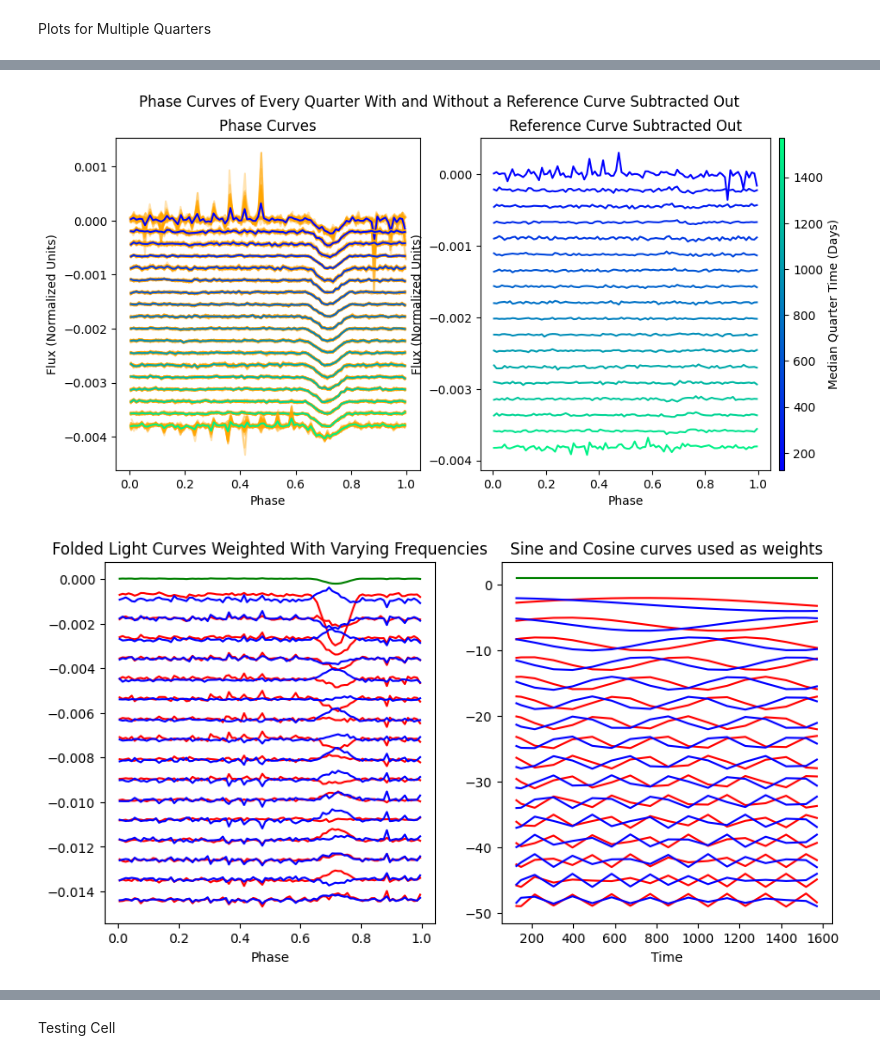
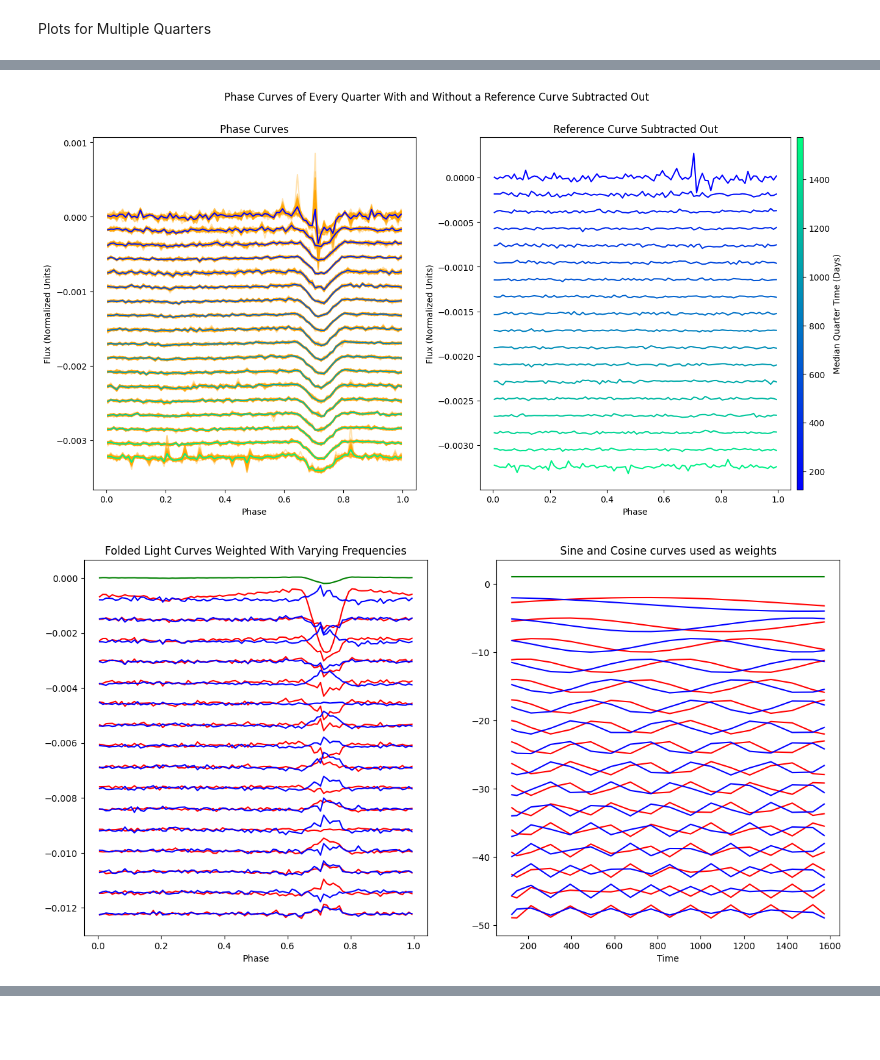
Before and after one commit to nsodickson/USP-Exoplanet-Analysis, a Jupyter notebook: Pipeline.ipynb, the cells around one changed output, grey strips where cells are left out. Cells and saved outputs as stored; diff of their text form; code cells hidden in the pictures; blank space fills up the shorter version.

```diff
--- a/Pipeline.ipynb
+++ b/Pipeline.ipynb
@@ -163,7 +165,7 @@ def filter(flux, filter_type, cutoff):
 
 def bls(time, flux, duration, period=None, target="period"):
     # Wrapper function for astropy box least squares
-    model = astropy.timeseries.BoxLeastSquares(time, flux)
+    model = BoxLeastSquares(time, flux)
     if period is None:
         period = model.autoperiod(duration=duration, frequency_factor=1)
     periodogram = model.power(period=period, duration=duration)
@@ -254,7 +265,8 @@ Obtaining Data Function Definitions
 # %%
 def openFitsLightCurve(fits_file, include_image=False):
     with astropy.io.fits.open(name=fits_file, mode="readonly") as hdu:
-        return dataFromHDU(hdu=hdu, include_image=include_image)
+        out = dataFromHDU(hdu=hdu, include_image=include_image)
+    return out
 
 
 def dataFromHDU(hdu, include_image=False, flux_column_name="SAP_FLUX"):
@@ -640,17 +662,19 @@ Target List:
 # Initialize Target Constants
 target = "Kepler-78 b"
 if target in sp_csv.index:
-    target_period_range = getPeriodRange(period=sp_csv.loc[target, "pl_orbper"])
+    prior_period = sp_csv.loc[target, "pl_orbper"]
+    target_period_range = getPeriodRange(period=prior_period)
     target_duration = sp_csv.loc[target, "pl_trandur"] / 24
     if np.isnan(target_duration):
         print("Target duration not found in provided CSV file")
-        target_duration = 1/24
+        target_duration = np.linspace(1/24, prior_period / 2, 100)  # The largest duration would be no greater than half the period
 else:
     print("Warning, target not found in provided CSV file")
+    prior_period = 1
     target_period_range = None
     target_duration = 1/24
 quarter = 2
-filter_cutoff = 1
+filter_cutoff = 1 / prior_period - 0.5  # Filter cutoff is the frequency in the literature minus a small buffer
 
 print("=" * 100)
 
@@ -746,13 +770,15 @@ Target List:
 # Initialize target constants
 target = "Kepler-78 b"
 if target in sp_csv.index:
-    target_period_range = getPeriodRange(sp_csv.loc[target, "pl_orbper"])
+    prior_period = sp_csv.loc[target, "pl_orbper"]
+    target_period_range = getPeriodRange(period=prior_period)
     target_duration = sp_csv.loc[target, "pl_trandur"] / 24
     if np.isnan(target_duration):
         print("Target duration not found in provided CSV file")
-        target_duration = 1/24
+        target_duration = np.linspace(1/24, prior_period / 2, 100)  # The largest duration would be no greater than half the period
 else:
     print("Warning, target not found in provided CSV file")
+    prior_period = 1
     target_period_range = None
     target_duration = 1/24
 
@@ -763,8 +789,7 @@ search_result = lk.search_lightcurve(target=target, mission="Kepler", exptime="l
 """
 path = "KeplerFitsData/Kepler/kplr008435766_lc_Q111111111111111111/008435766"
 exclude = ["desktop.ini"]
-header = "kplr008435766-"
-footer = "_llc.fits"
+header, footer = "kplr008435766-", "_llc.fits"
 search_result = os.listdir(path)
 for name in exclude:
     if name in search_result:
@@ -772,8 +797,9 @@ for name in exclude:
 search_result = sorted(search_result, key=lambda name: int(name[len(header):-len(footer)]))
 """
 
+
 lc = LC(np.empty(0), np.empty(0))
-filter_cutoff = 1
+filter_cutoff = 1 / prior_period - 0.5  # Filter cutoff is the frequency in the literature minus a small buffer
 
 period_list = np.zeros((len(search_result)), dtype=float)
 time_list = np.zeros((len(search_result)), dtype=float)
@@ -790,6 +816,7 @@ for idx, result in enumerate(search_result):
     # Obtain data from fits file
     """
     quarter_lc = openFitsLightCurve(fits_file=path + "/" + result)
+    print(path + "/" + result)
     """
 
     # Preprocess data by removing Nan values, and filtering out long term trends
@@ -798,7 +825,7 @@ for idx, result in enumerate(search_result):
     num_nans = fillNans(quarter_lc.flux)
     trend = filter(quarter_lc.flux, lowPassGaussian, filter_cutoff)
     quarter_lc.flux = quarter_lc.flux / trend - 1.0
-    quarter_lc.time, quarter_lc.flux, num_outliers = removeOutliers(quarter_lc.time, quarter_lc.flux, n_sigma=3)
+    quarter_lc.time, quarter_lc.flux, num_outliers = removeOutliers(quarter_lc.time, quarter_lc.flux, n_sigma=5)
     print(f"{num_nans} nan flux values were filled in, {num_outliers} outliers were removed")
     print(f"Number of data points: {len(quarter_lc.time)}, timeline: {quarter_lc.time[-1] - quarter_lc.time[0]} days, Median Time: {time_list[idx]}")
 
@@ -852,8 +879,8 @@ Plots for Multiple Quarters
 # Producing a variety of informative plots and interactive plots
 produceBLSPeriodogramPlots(time=lc.time, flux=lc.flux, duration=target_duration, period=target_period_range)
 produceFoldPlots(time=lc.time, flux=lc.flux, period=period, include_binned=True, bins=np.arange(0, 1.01, 0.01), aggregate_func=np.mean)
-produceTimeBinPlots(time=time_list, lc_list=lc_list, reference_lc=lc, period=period, spacing=spacing, include_boot=True, n_samples=50, bins=np.arange(0, 1.01, 0.01), aggregate_func=np.mean)
-produceFrequencyBinPlots(time=time_list, lc_list=lc_list, period=period, spacing=spacing * 4, frequencies=frequencies, bins=np.arange(0, 1.01, 0.01), aggregate_func=np.mean)
+produceTimeBinPlots(lc_list=lc_list, reference_lc=lc, period=period, spacing=spacing, include_boot=True, n_samples=50, time=time_list, bins=np.arange(0, 1.01, 0.01), aggregate_func=np.mean)
+produceFrequencyBinPlots(lc_list=lc_list, period=period, spacing=spacing * 2.5, frequencies=frequencies, time=time_list, bins=np.arange(0, 1.01, 0.01), aggregate_func=np.mean)
 produceQuarterPeriodPlots(time=time_list, period_list=period_list)
 # produceFoldPlotsInteractive(time=lc.time, flux=lc.flux, period_grid=period_grid, duration=target_duration)
 # produceFoldPlotsAnimation(time=lc.time, flux=lc.flux, period_grid=period_grid, duration=target_duration)
@@ -865,2 +892,2 @@ plt.show()
-[figure, old version]
+[figure, new version]
-[figure, old version]
+[figure, new version]
@@ -868,2 +894,0 @@ plt.show()
-# %% [markdown]
-Testing Cell
```
Also changed, not shown: parts of 15 cells of this notebook, 2 other files.
